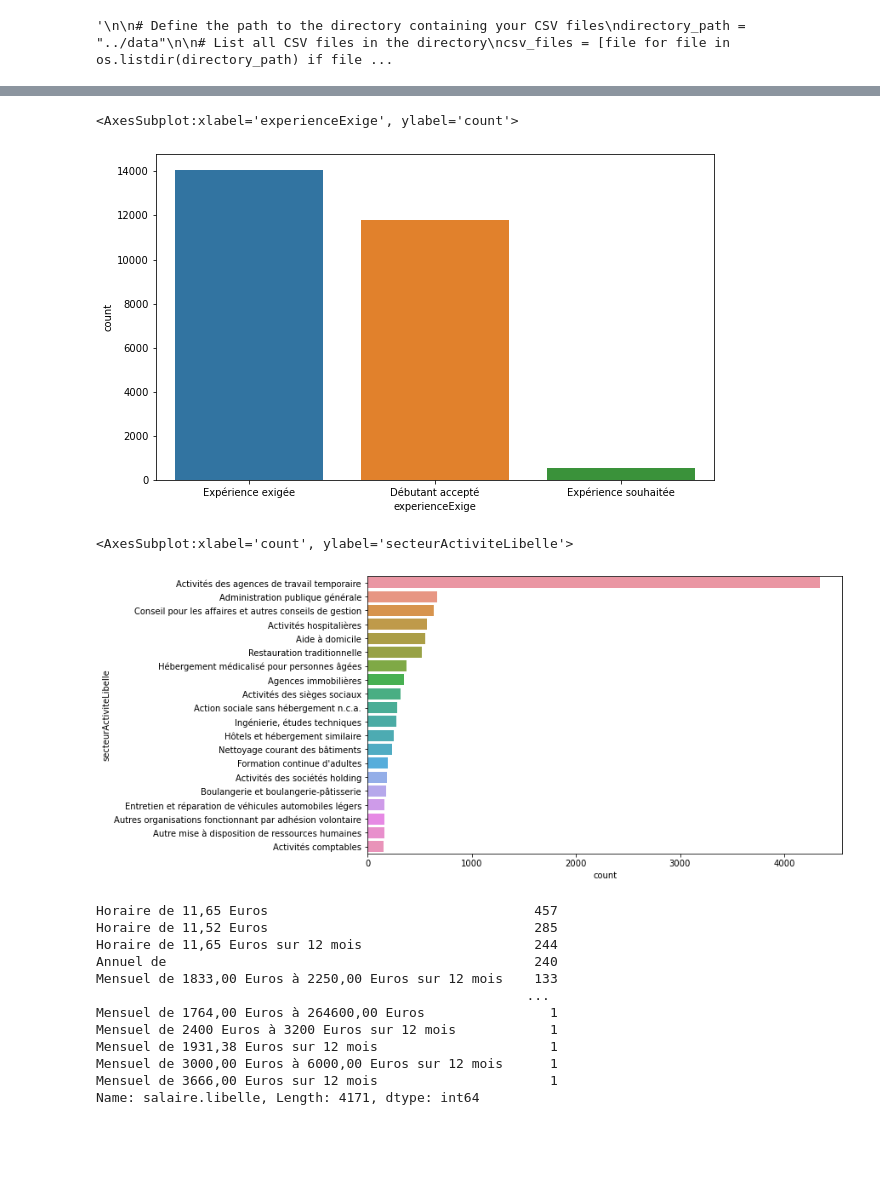
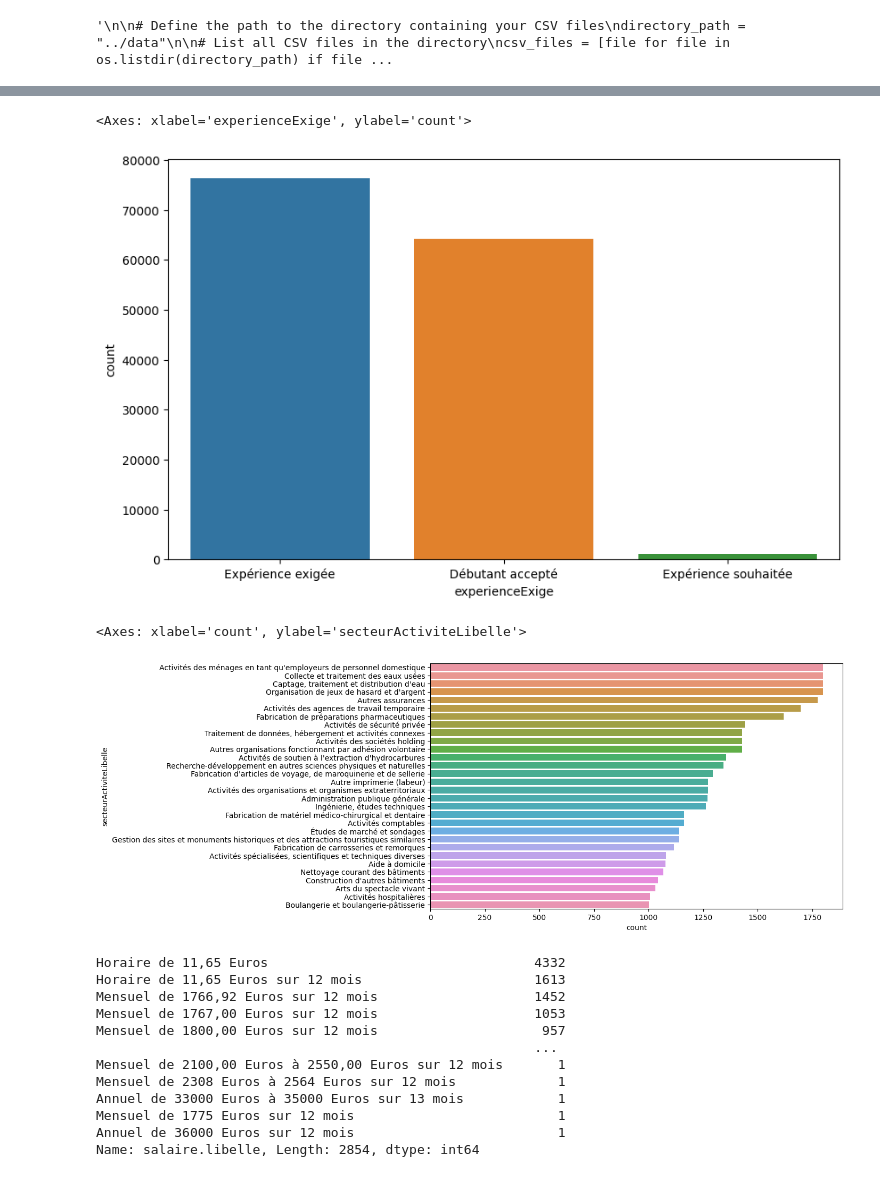
Before and after one commit to DlDI/Data_Pole_Emploi, a Jupyter notebook: notebooks/main.ipynb, the cells around one changed output, grey strips where cells are left out. Cells and saved outputs as stored; diff of their text form; code cells hidden in the pictures; blank space fills up the shorter version.

```diff
--- a/notebooks/main.ipynb
+++ b/notebooks/main.ipynb
@@ -259,7 +223,9 @@ print(concatenated_df)"""
 # %% [output]
 '\n\n# Define the path to the directory containing your CSV files\ndirectory_path = "../data"\n\n# List all CSV files in the directory\ncsv_files = [file for file in os.listdir(directory_path) if file ...
 # %%
-concatenated_df = pd.read_csv('../data/concatenated_offers.csv')
+#concatenated_df = pd.read_csv('../data/concatenated_offers.csv')
+
+concatenated_df = pd.read_csv('../data/data_by_sector_last_12_months.csv')
 # %%
 concatenated_df.head()
 # %% [output]
@@ -324,33 +290,33 @@ concatenated_df['experienceExige'] = concatenated_df['experienceExige'].map(corr
 plt.figure(figsize=(10, 6))
 sns.countplot(data=concatenated_df, x='experienceExige')
 # %% [output]
-<AxesSubplot:xlabel='experienceExige', ylabel='count'>
+<Axes: xlabel='experienceExige', ylabel='count'>
-[figure, old version]
+[figure, new version]
 # %%
 # grandDomaine values
 concatenated_df['secteurActiviteLibelle'].value_counts()
 
-top_secteur = concatenated_df['secteurActiviteLibelle'].value_counts().head(20)
+top_secteur = concatenated_df['secteurActiviteLibelle'].value_counts().head(30)
 
 # plot the distribution of the 'secteurActiviteLibelle' column
 plt.figure(figsize=(10, 6))
 sns.countplot(data=concatenated_df, y='secteurActiviteLibelle', order=top_secteur.index)
 # %% [output]
-<AxesSubplot:xlabel='count', ylabel='secteurActiviteLibelle'>
+<Axes: xlabel='count', ylabel='secteurActiviteLibelle'>
-[figure, old version]
+[figure, new version]
 # %%
 # avrage salaire
 concatenated_df['salaire.libelle'].value_counts()
 # %% [output]
-Horaire de 11,65 Euros                                  457
-Horaire de 11,52 Euros                                  285
-Horaire de 11,65 Euros sur 12 mois                      244
-Annuel de                                               240
-Mensuel de 1833,00 Euros à 2250,00 Euros sur 12 mois    133
-                                                       ...
-Mensuel de 1764,00 Euros à 264600,00 Euros                1
-Mensuel de 2400 Euros à 3200 Euros sur 12 mois            1
-Mensuel de 1931,38 Euros sur 12 mois                      1
-Mensuel de 3000,00 Euros à 6000,00 Euros sur 12 mois      1
-Mensuel de 3666,00 Euros sur 12 mois                      1
-Name: salaire.libelle, Length: 4171, dtype: int64
+Horaire de 11,65 Euros                                  4332
+Horaire de 11,65 Euros sur 12 mois                      1613
+Mensuel de 1766,92 Euros sur 12 mois                    1452
+Mensuel de 1767,00 Euros sur 12 mois                    1053
+Mensuel de 1800,00 Euros sur 12 mois                     957
+                                                        ...
+Mensuel de 2100,00 Euros à 2550,00 Euros sur 12 mois       1
+Mensuel de 2308 Euros à 2564 Euros sur 12 mois             1
+Annuel de 33000 Euros à 35000 Euros sur 13 mois            1
+Mensuel de 1775 Euros sur 12 mois                          1
+Annuel de 36000 Euros sur 12 mois                          1
+Name: salaire.libelle, Length: 2854, dtype: int64
```
Also changed, not shown: parts of 16 cells of this notebook, 7 other files.
